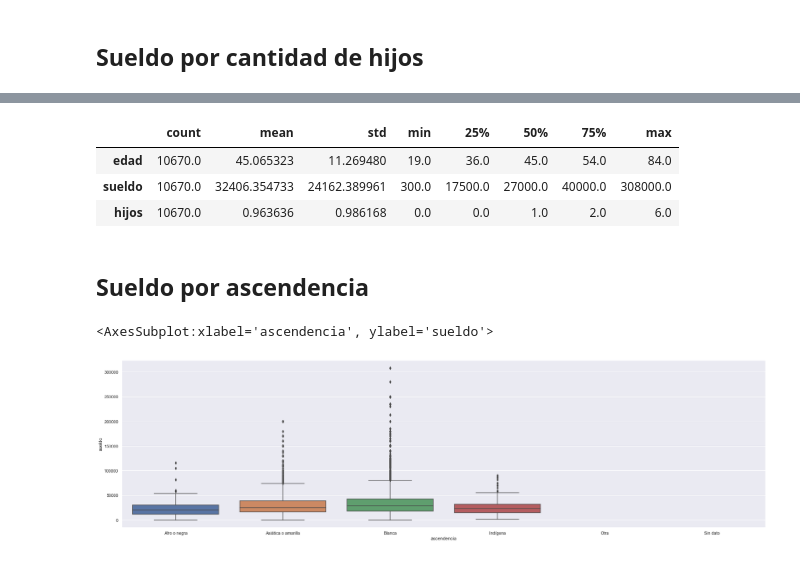
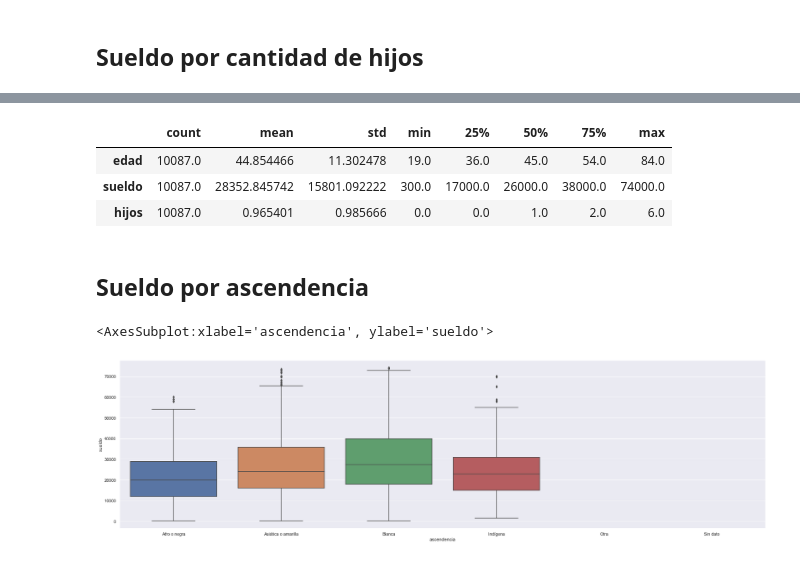
Before and after one commit to anicolon/coder_proyecto, a Jupyter notebook: hch_2020/hyp_2020.ipynb, the cells around one changed output, grey strips where cells are left out. Saved outputs shown, nothing was run; the diff lists cells and outputs as text; code cells hidden in the pictures.

```diff
--- a/hch_2020/hyp_2020.ipynb
+++ b/hch_2020/hyp_2020.ipynb
@@ -362,21 +350,21 @@ sns.displot(df_moms['sueldo'])
 # %%
-df_moms = df_moms[df_moms['estado_laboral'].str.contains('Ocupados')]
-df_moms = df_moms[df_moms['edad'] > 14]
-df_moms = df_moms[df_moms['sueldo'] > 0]
+moms_sueldos_no_outliers = df_moms[df_moms['estado_laboral'].str.contains('Ocupados')].copy()
+moms_sueldos_no_outliers = moms_sueldos_no_outliers[moms_sueldos_no_outliers['edad'] > 14]
+moms_sueldos_no_outliers = moms_sueldos_no_outliers[moms_sueldos_no_outliers['sueldo'] > 0]
 # %%
-quantil_99 = df_moms['sueldo'].quantile(0.99)
+quantil_99 = moms_sueldos_no_outliers['sueldo'].quantile(0.99)
 print(quantil_99)
 
-df_moms_no_outliers = df_moms.copy()[df_moms['sueldo'] < quantil_99]
+moms_sueldos_no_outliers = moms_sueldos_no_outliers[moms_sueldos_no_outliers['sueldo'] < quantil_99]
 
-quartil_1 = df_moms_no_outliers['sueldo'].quantile(0.25)
-quartil_3 = df_moms_no_outliers['sueldo'].quantile(0.75)
+quartil_1 = moms_sueldos_no_outliers['sueldo'].quantile(0.25)
+quartil_3 = moms_sueldos_no_outliers['sueldo'].quantile(0.75)
 
 iqr =  quartil_3 - quartil_1
 
-df_moms_no_outliers = df_moms_no_outliers[df_moms_no_outliers['sueldo'] < quartil_3 + 1.5 * iqr]
+moms_sueldos_no_outliers = moms_sueldos_no_outliers[moms_sueldos_no_outliers['sueldo'] < quartil_3 + 1.5 * iqr]
 
-df_moms_no_outliers = df_moms_no_outliers[df_moms_no_outliers['sueldo'] > quartil_1 - 1.5 * iqr]
+moms_sueldos_no_outliers = moms_sueldos_no_outliers[moms_sueldos_no_outliers['sueldo'] > quartil_1 - 1.5 * iqr]
 # %% [output]
 120000.0
 # %%
@@ -395,14 +383,14 @@ plt.show()
 # %%
-df_moms[['edad', 'sueldo', 'hijos']].describe().transpose()
+moms_sueldos_no_outliers[['edad', 'sueldo', 'hijos']].describe().transpose()
 # %% [output]
 |  | count | mean | std | min | 25% | 50% | 75% | max |
-| edad | 10670.0 | 45.065323 | 11.269480 | 19.0 | 36.0 | 45.0 | 54.0 | 84.0 |
-| sueldo | 10670.0 | 32406.354733 | 24162.389961 | 300.0 | 17500.0 | 27000.0 | 40000.0 | 308000.0 |
-| hijos | 10670.0 | 0.963636 | 0.986168 | 0.0 | 0.0 | 1.0 | 2.0 | 6.0 |
+| edad | 10087.0 | 44.854466 | 11.302478 | 19.0 | 36.0 | 45.0 | 54.0 | 84.0 |
+| sueldo | 10087.0 | 28352.845742 | 15801.092222 | 300.0 | 17000.0 | 26000.0 | 38000.0 | 74000.0 |
+| hijos | 10087.0 | 0.965401 | 0.985666 | 0.0 | 0.0 | 1.0 | 2.0 | 6.0 |
 # %% [markdown]
 ## Sueldo por ascendencia
 # %%
-sns.boxplot(data=df_moms, x='ascendencia', y='sueldo')
+sns.boxplot(data=moms_sueldos_no_outliers, x='ascendencia', y='sueldo')
 # %% [output]
 <AxesSubplot:xlabel='ascendencia', ylabel='sueldo'>
-[figure, old version]
+[figure, new version]
```
Also changed, not shown: parts of 8 cells of this notebook.
